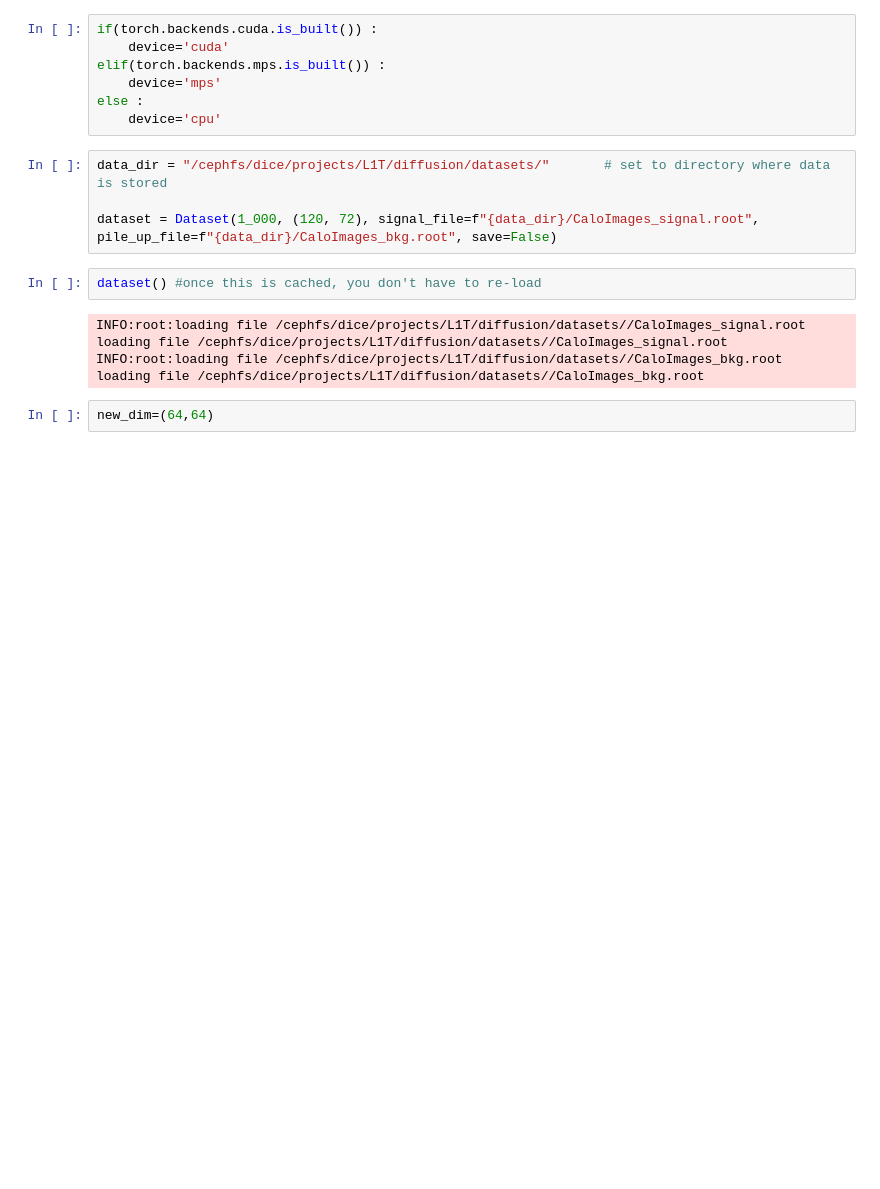
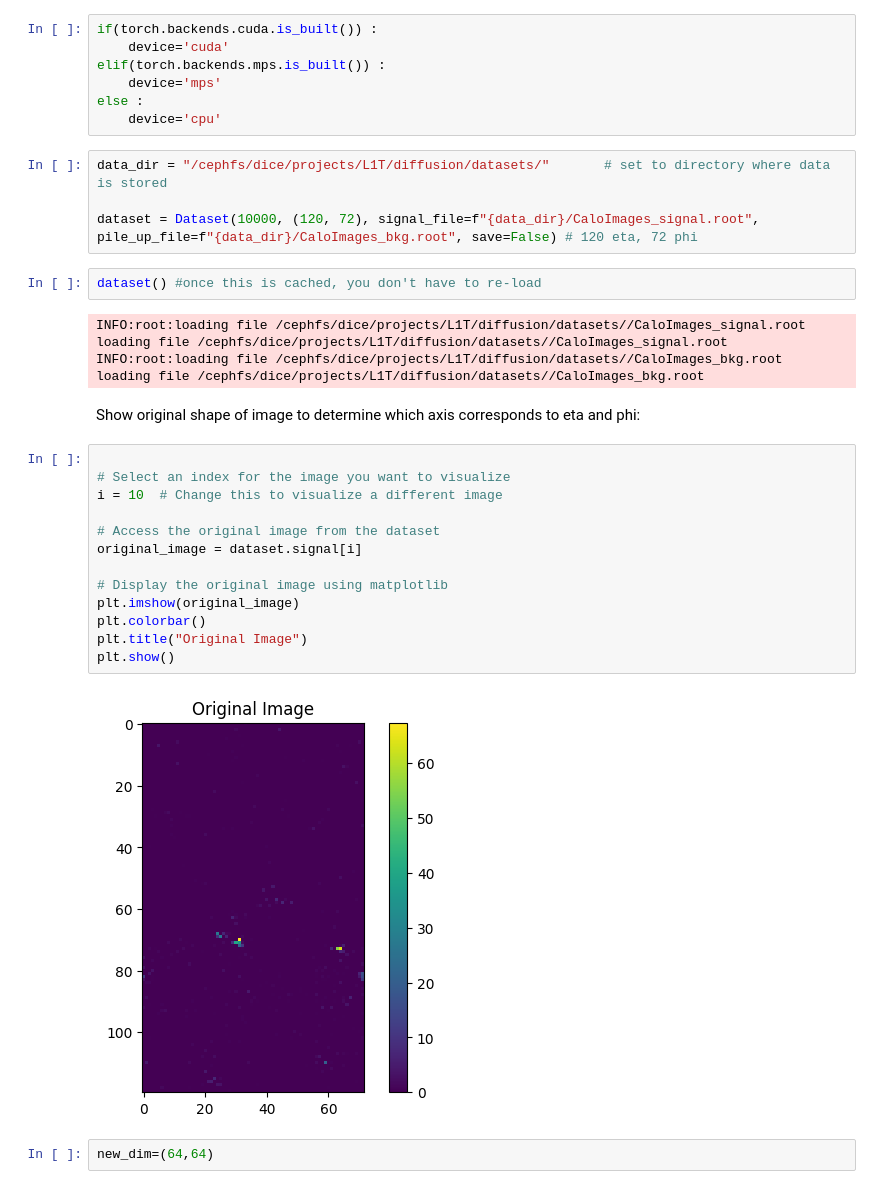
Before and after one commit to themrluke/StableDiffusionPUPPI, a Jupyter notebook: inference.ipynb, the cells around one changed output. Cells and saved outputs as stored; diff of their text form; blank space fills up the shorter version.

```diff
--- a/inference.ipynb
+++ b/inference.ipynb
@@ -21,7 +21,7 @@ else :
 # %%
 data_dir = "/cephfs/dice/projects/L1T/diffusion/datasets/"       # set to directory where data is stored
 
-dataset = Dataset(1_000, (120, 72), signal_file=f"{data_dir}/CaloImages_signal.root", pile_up_file=f"{data_dir}/CaloImages_bkg.root", save=False)
+dataset = Dataset(10000, (120, 72), signal_file=f"{data_dir}/CaloImages_signal.root", pile_up_file=f"{data_dir}/CaloImages_bkg.root", save=False) # 120 eta, 72 phi
 # %%
 dataset() #once this is cached, you don't have to re-load
 # %% [output]
@@ -29,6 +29,23 @@ INFO:root:loading file /cephfs/dice/projects/L1T/diffusion/datasets//CaloImages_
 loading file /cephfs/dice/projects/L1T/diffusion/datasets//CaloImages_signal.root
 INFO:root:loading file /cephfs/dice/projects/L1T/diffusion/datasets//CaloImages_bkg.root
 loading file /cephfs/dice/projects/L1T/diffusion/datasets//CaloImages_bkg.root
+# %% [markdown]
+Show original shape of image to determine which axis corresponds to eta and phi:
+# %%
+
+# Select an index for the image you want to visualize
+i = 10  # Change this to visualize a different image
+
+# Access the original image from the dataset
+original_image = dataset.signal[i]
+
+# Display the original image using matplotlib
+plt.imshow(original_image)
+plt.colorbar()
+plt.title("Original Image")
+plt.show()
+# %% [output]
+[figure, added]
 # %%
 new_dim=(64,64)
 # %%
```
Also changed, not shown: parts of 11 cells of this notebook.
